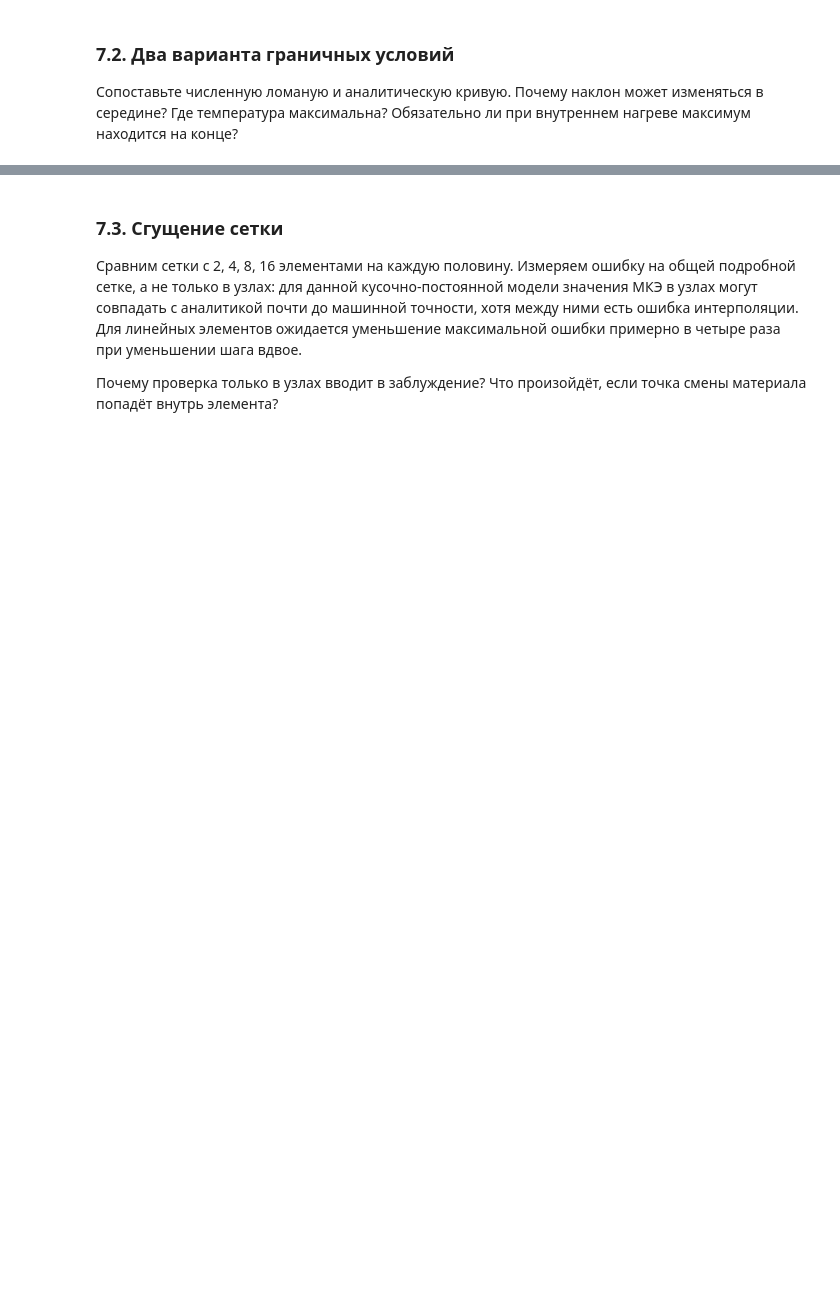
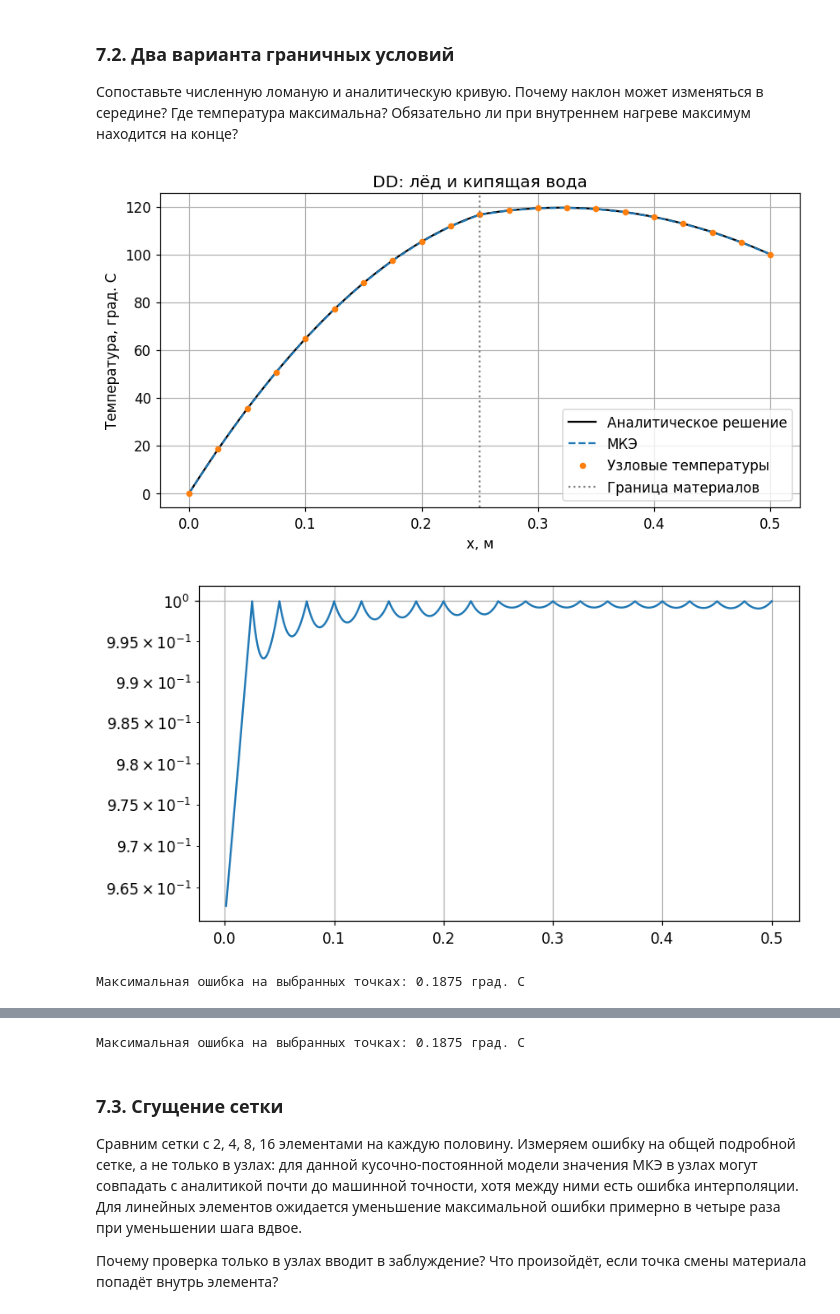
Before and after one commit to MalVA0710/FEM, a Jupyter notebook: FEMTask_Vlad.ipynb, the cells around one changed output, grey strips where cells are left out. Drawn from its saved outputs; the diff is of its cells as text; code cells hidden in the pictures; blank space fills up the shorter version.

```diff
--- a/FEMTask_Vlad.ipynb
+++ b/FEMTask_Vlad.ipynb
@@ -263,7 +264,7 @@ x_plot = np.linspace(0.0, L, 401)
 **Пример для проверки:** Проверка: `heat_source(0.1, 1.2e-6, 1e-6)` -> `12000.0`; при нулевом токе -> `0.0`.
 # %%
 def heat_source(current, resistivity, area):
-    """current - ток (А), resistivity - сопротивление (Ом*м), area - площадь (м^2). Результат: Q (Вт/м^3), float."""
+    """current - ток (A), resistivity - сопротивление (Ом*м), area - площадь (м^2). Результат: Q (Вт/м^3), float."""
     return (current**2 * resistivity / area**2)
 # %% [markdown]
 ### 6.2. Сетка
@@ -320,11 +321,13 @@ def hat_function(x, nodes, i):
 def hat_derivative(x, nodes, i):
     """Производная по физической координате x (1/м), с той же формой, что x; в узлах - 0."""
     dfdx = 1/(nodes[1]-nodes[0]) #для равномерной сетки!!!
-    a = (i>0) & (x<nodes[i] and x>nodes[i-1])
-    b = (i<len(nodes)-1) & (x<nodes[i+1] and x>nodes[i])
     X = np.zeros_like(x)
-    X[a] +=dfdx
-    X[b] -=dfdx
+    if i>0:
+        a = np.logical_and(x<nodes[i],x>nodes[i-1])
+        X[a] +=dfdx
+    if i<len(nodes)-1:
+        b = np.logical_and(x<nodes[i+1],x>nodes[i])
+        X[b] -=dfdx
     return X
 # %% [markdown]
 ### 6.6. Локальная матрица
@@ -395,11 +460,23 @@ def apply_boundary_conditions(K, f, left_temperature, right_type, right_value):
 
 **Пример для проверки:** Проверка: на узлах `[0,0.5,1]`, при `k_left=k_right=2`, `source=0`, температурах `0,100` получите `[0,50,100]`.
 # %%
+def solve_fem_nonsparse(nodes, length, k_left, k_right, source, left_temperature, right_type, right_value):
+    """Результат: массив узловых температур (len(nodes),), град. C."""
+    K,f = assemble_system(nodes,length,k_left,k_right,source)
+    K,f = apply_boundary_conditions(K,f,left_temperature,right_type,right_value)
+    return np.linalg.solve(K,f)
+
 def solve_fem(nodes, length, k_left, k_right, source, left_temperature, right_type, right_value):
     """Результат: массив узловых температур (len(nodes),), град. C."""
     K,f = assemble_system(nodes,length,k_left,k_right,source)
     K,f = apply_boundary_conditions(K,f,left_temperature,right_type,right_value)
-    return np.linalg.solve(K,f)
+    return sparse.linalg.spsolve(K,f)
+
+# nodes  = np.linspace(0,1,30,True)
+
+# a = solve_fem(nodes, 1, 5, 10, 12000, 0, "D", 100)
+# print(a)
+# plt.plot(nodes,a)
 # %% [markdown]
 ### 6.11. Восстановление температуры
 
@@ -431,7 +508,7 @@ def analytical_temperature(x, length, k_left, k_right, source, left_temperature,
         C_1DL = C/kl
         C_1DR = (C-Q*l)/kr
 
-        a = np.where(x<l,1,0)*(-Q*x**2/2/kl + C_1DL*x + lt)
+        a = np.where(x<l/2,1,0)*(-Q*x**2/2/kl + C_1DL*x + lt)
         b = np.where(x>=l/2,1,0)*(-Q*(x-l)**2/2/kr + C_1DR*(x-l) + rv)
         return a+b
     if right_type=="N":
@@ -439,7 +516,7 @@ def analytical_temperature(x, length, k_left, k_right, source, left_temperature,
         C_1NL = (Q*l+rv)/kl
         C_2NR = lt + Q*l**2/8*(1/kr-1/kl) + C_1NL*l/2 + rv*l/2/kr
 
-        a = np.where(x<l,1,0)*(-Q*x**2/2/kl + C_1NL*x + lt)
+        a = np.where(x<l/2,1,0)*(-Q*x**2/2/kl + C_1NL*x + lt)
         b = np.where(x>=l/2,1,0)*(-Q*(x-l)**2/2/kr + rv/kr*(x-l) + C_2NR)
         return a+b
 # %% [markdown]
@@ -495,30 +576,38 @@ else:
 # %%
 solutions = {}
 if source is None or nodes is None:
     print("Сначала заполните функции источника и сетки.")
 else:
     for label, right_type, right_value in [
         ("DD: лёд и кипящая вода", "D", T_right),
         ("DN: лёд и изоляция", "N", q_right),
     ]:
         temperatures = solve_fem(nodes, L, k_left, k_right, source, T_left, right_type, right_value)
         exact = analytical_temperature(x_plot, L, k_left, k_right, source, T_left, right_type, right_value)
         numerical = None if temperatures is None else interpolate_temperature(x_plot, nodes, temperatures)
         if numerical is None or exact is None:
             print(f"{label}: заполните solve_fem, его зависимости, interpolate_temperature и analytical_temperature.")
             continue
         solutions[right_type] = (numerical, exact)
         error = max_error(numerical, exact)
         fig, ax = plt.subplots()
         ax.plot(x_plot, exact, label="Аналитическое решение", color="black")
         ax.plot(x_plot, numerical, "--", label="МКЭ")
         ax.plot(nodes, temperatures, "o", markersize=4, label="Узловые температуры")
         ax.axvline(L/2, color="gray", linestyle=":", label="Граница материалов")
         ax.set(title=label, xlabel="x, м", ylabel="Температура, град. C")
         ax.legend()
         plt.tight_layout()
         plt.show()
+
+        plt.plot(x_plot, numerical/exact)
+        plt.yscale("log")
+        plt.show()
         if error is None:
             print("Заполните max_error для оценки ошибки.")
         else:
             print(f"Максимальная ошибка на выбранных точках: {error:.6g} град. C")
+# %% [output]
+[figure, added]
+[figure, added]
+Максимальная ошибка на выбранных точках: 0.1875 град. C
@@ -525,3 +616,4 @@ else:
+Максимальная ошибка на выбранных точках: 0.1875 град. C
 # %% [markdown]
 ### 7.3. Сгущение сетки
 
```
Also changed, not shown: parts of 8 cells of this notebook, 2 other files.
